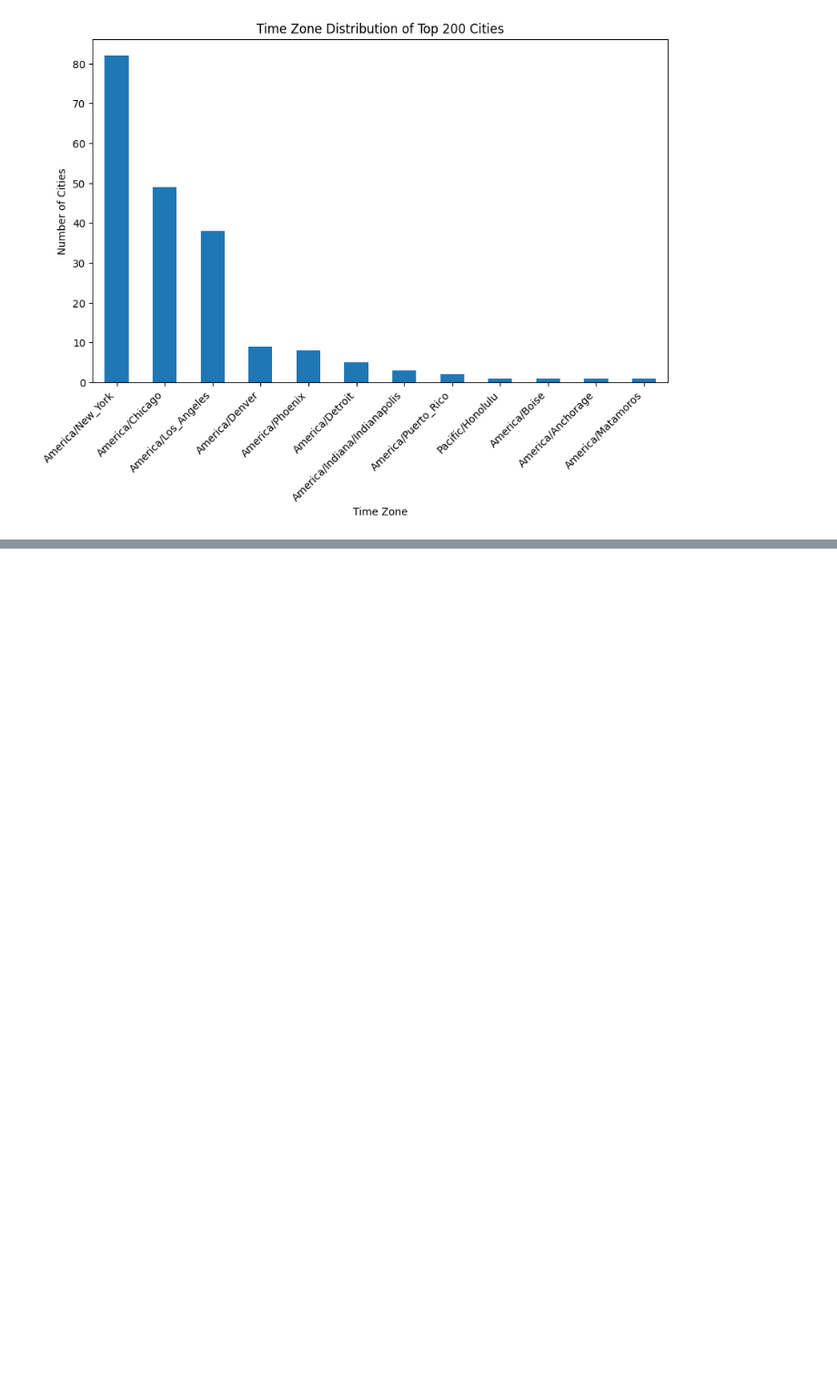
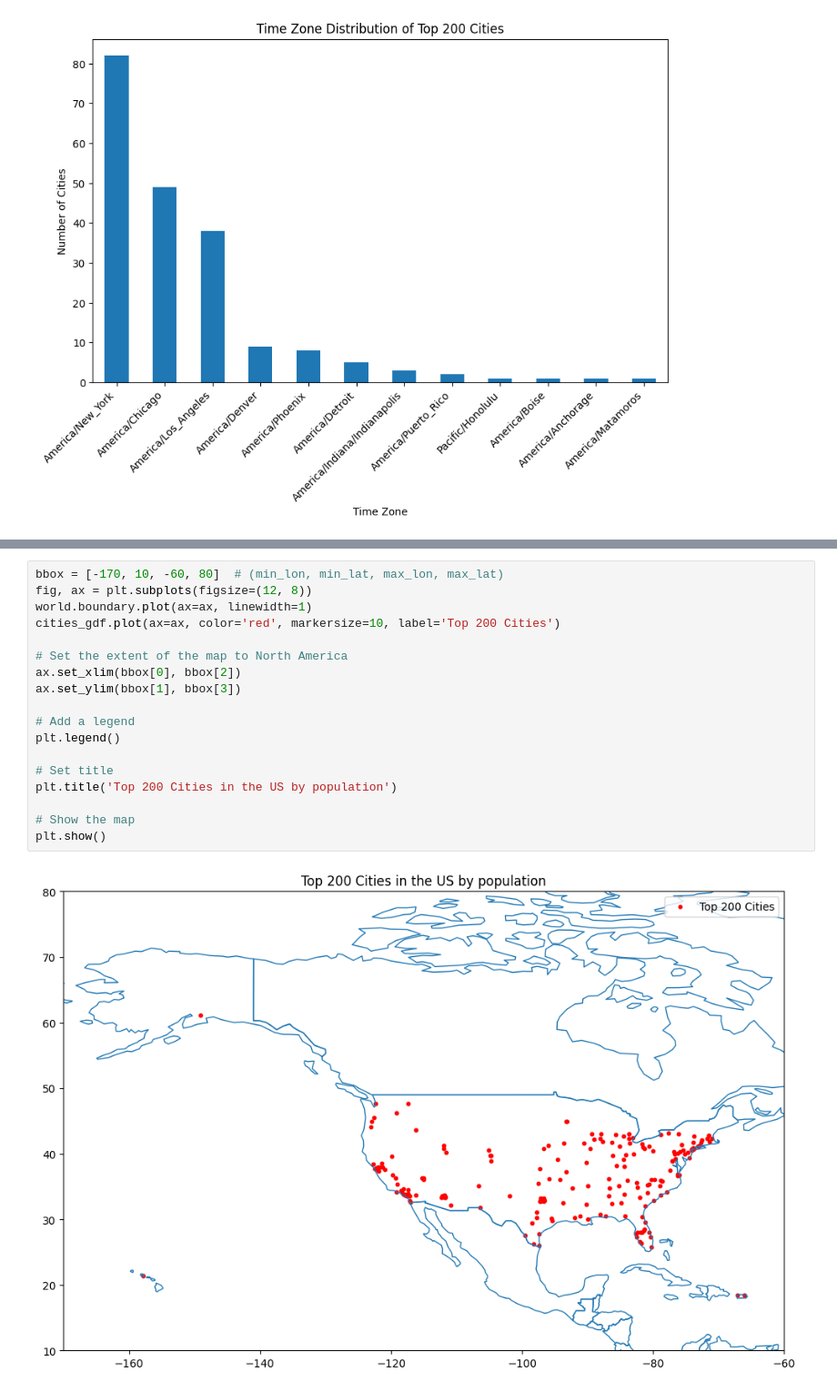
Before and after one commit to Bench-amblee/vscode, a Jupyter notebook: top_cities_notebook.ipynb, the cells around one changed output, grey strips where cells are left out. Shown at 91% size. Drawn from its saved outputs; the diff is of its cells as text; blank space fills up the shorter version.

```diff
--- a/top_cities_notebook.ipynb
+++ b/top_cities_notebook.ipynb
@@ -38,0 +51,20 @@ plt.show()
+# %%
+bbox = [-170, 10, -60, 80]  # (min_lon, min_lat, max_lon, max_lat)
+fig, ax = plt.subplots(figsize=(12, 8))
+world.boundary.plot(ax=ax, linewidth=1)
+cities_gdf.plot(ax=ax, color='red', markersize=10, label='Top 200 Cities')
+
+# Set the extent of the map to North America
+ax.set_xlim(bbox[0], bbox[2])
+ax.set_ylim(bbox[1], bbox[3])
+
+# Add a legend
+plt.legend()
+
+# Set title
+plt.title('Top 200 Cities in the US by population')
+
+# Show the map
+plt.show()
+# %% [output]
+[figure, added]
```
Also changed, not shown: parts of 3 cells of this notebook.
